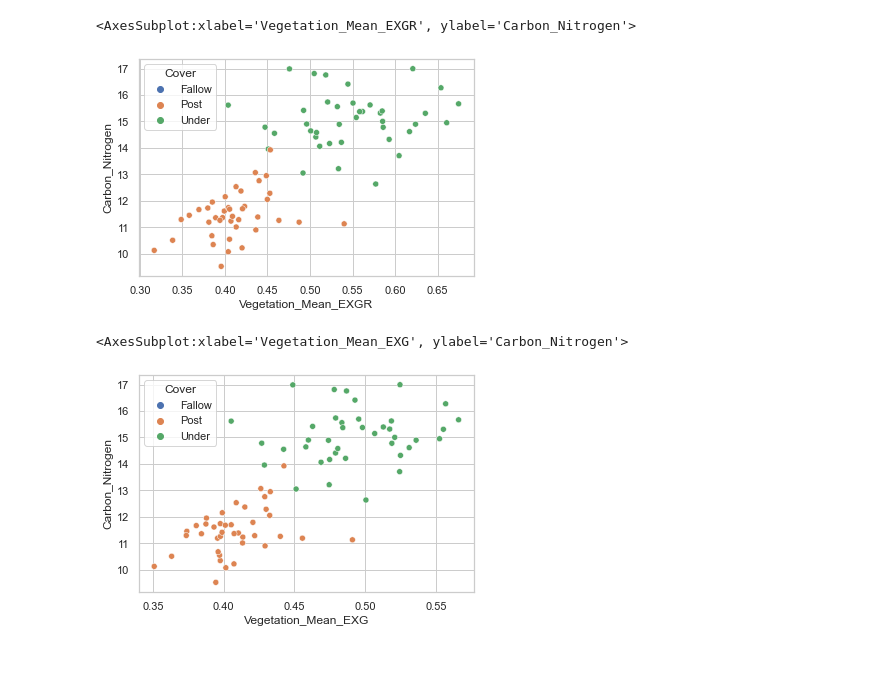
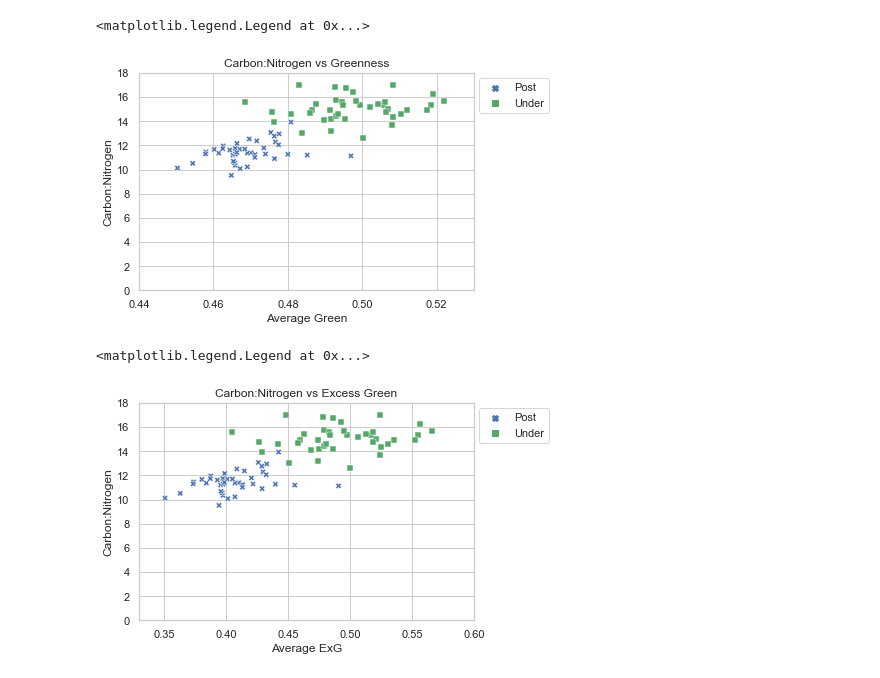
Before and after one commit to LRosen656/USDA_GEMS_TASK1, a Jupyter notebook: Plot_Oat_Results_Test.ipynb, the cells around one changed output. Drawn from its saved outputs; the diff is of its cells as text; code cells hidden in the pictures.

```diff
--- a/Plot_Oat_Results_Test.ipynb
+++ b/Plot_Oat_Results_Test.ipynb
@@ -196,10 +327,20 @@ sns.scatterplot(x = "Green_Avg_Vegetation", y = "Nitrogen", data = Harvest, hue
 # %%
-sns.scatterplot(x = "", y = "Carbon_Nitrogen", data = Harvest, hue = "Cover")
+ax = sns.scatterplot(x = "Green_Avg_Vegetation", y = "Carbon_Nitrogen", data = Harvest[(Harvest["Cover"]!="Fallow")],
+                hue = "Cover", palette=["b", "g"], style = "Cover", markers = ["X", "s"])
+ax.set(xlabel = "Average Green", ylabel = "Carbon:Nitrogen",
+       xlim = (0.44, 0.53), ylim = (0,18),
+       title = "Carbon:Nitrogen vs Greenness")
+ax.legend(bbox_to_anchor=(1,1))
 # %% [output]
-<AxesSubplot:xlabel='Vegetation_Mean_EXGR', ylabel='Carbon_Nitrogen'>
+<matplotlib.legend.Legend at 0x...>
-[figure, old version]
+[figure, new version]
 # %%
-sns.scatterplot(x = "Vegetation_Mean_EXG", y = "Carbon_Nitrogen", data = Harvest, hue = "Cover")
+ax = sns.scatterplot(x = "EXG_Avg_Vegetation", y = "Carbon_Nitrogen", data = Harvest[(Harvest["Cover"]!="Fallow")],
+                hue = "Cover", palette=["b", "g"], style = "Cover", markers = ["X", "s"])
+ax.set(xlabel = "Average ExG", ylabel = "Carbon:Nitrogen",
+       xlim = (0.33, 0.6), ylim = (0, 18),
+       title = "Carbon:Nitrogen vs Excess Green")
+ax.legend(bbox_to_anchor=(1,1))
 # %% [output]
-<AxesSubplot:xlabel='Vegetation_Mean_EXG', ylabel='Carbon_Nitrogen'>
+<matplotlib.legend.Legend at 0x...>
-[figure, old version]
+[figure, new version]
```
Also changed, not shown: parts of 36 cells of this notebook, 20 other files.
